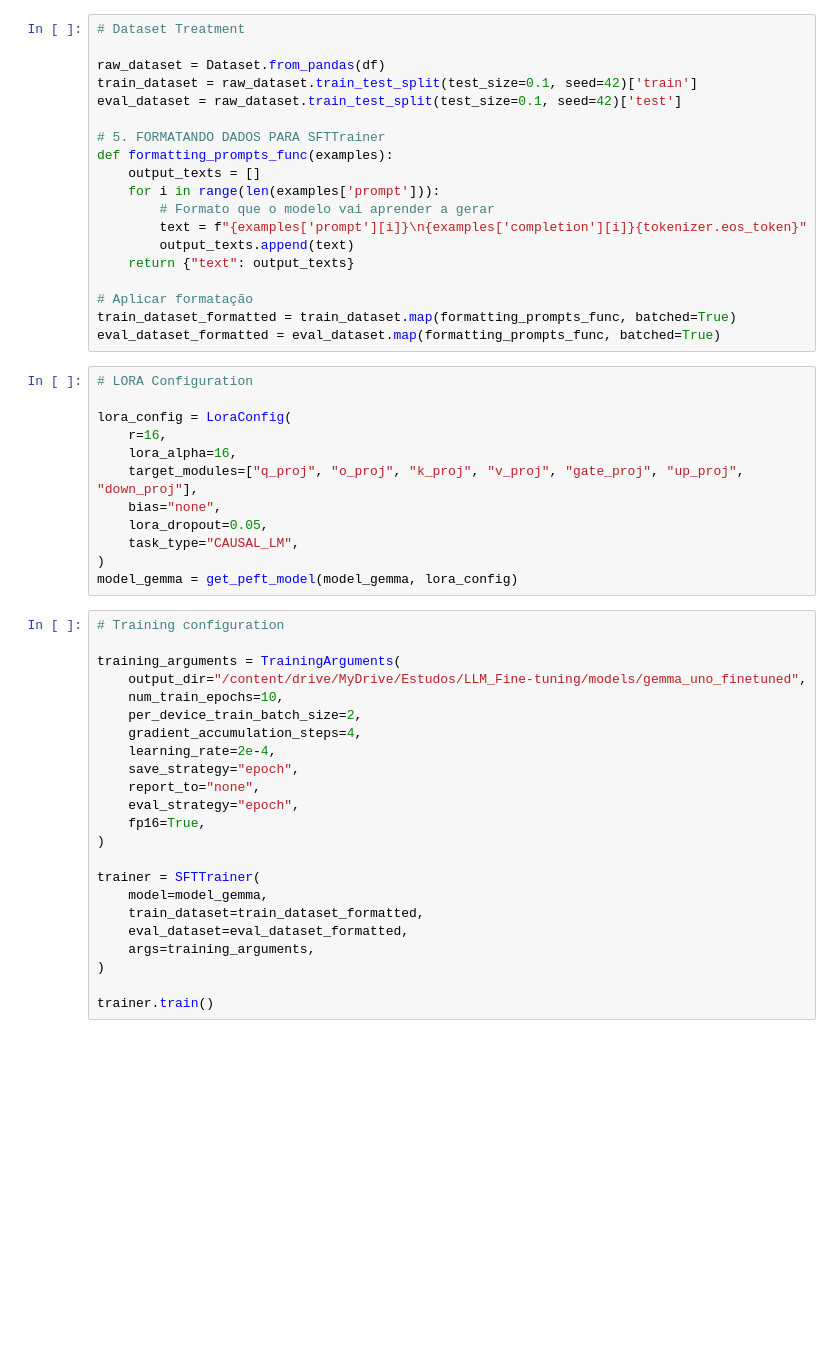
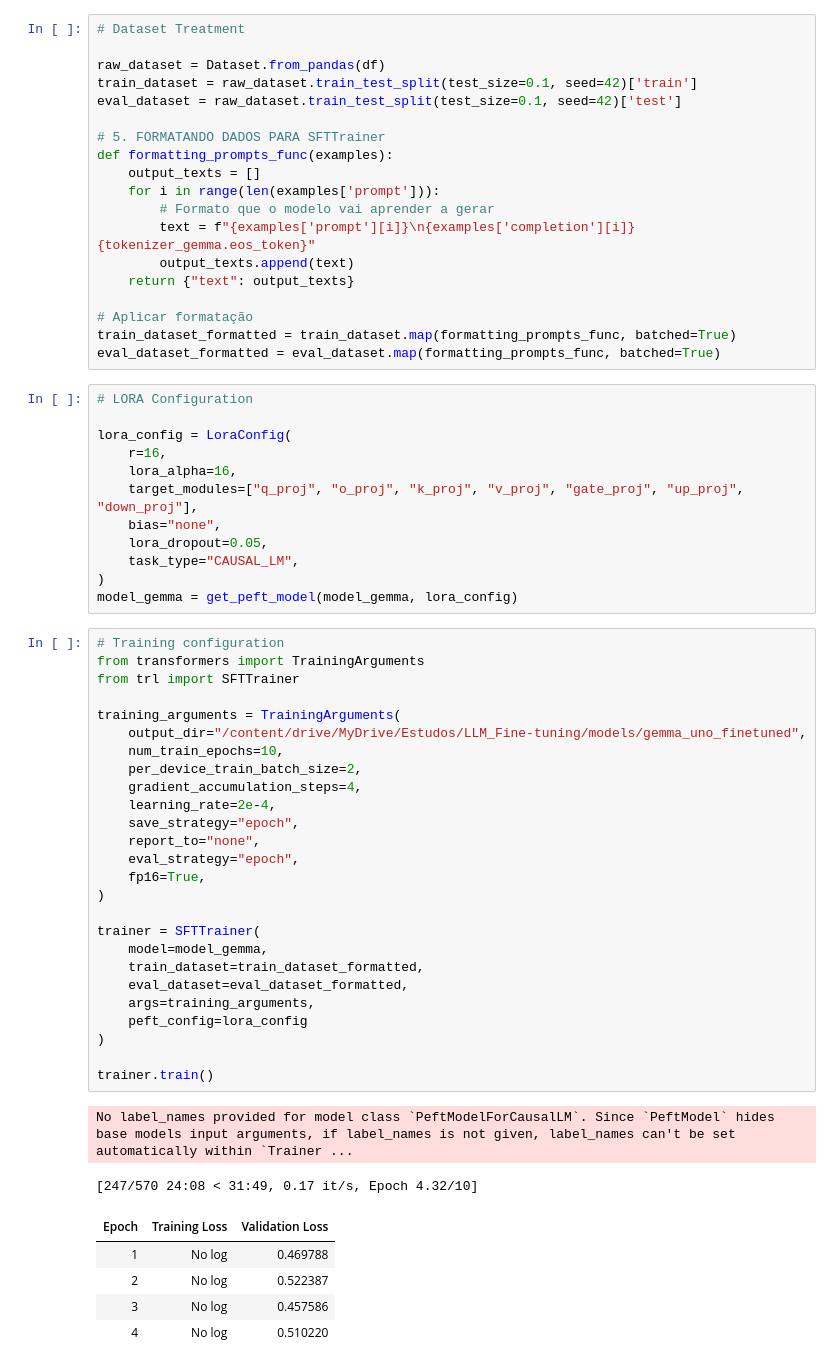
Before and after one commit to zeqkik/LLM-Fine-Tuning, a Jupyter notebook: fine_tuning_project.ipynb, the cells around one changed output. Saved outputs shown, nothing was run; the diff lists cells and outputs as text; blank space fills up the shorter version.

```diff
--- a/fine_tuning_project.ipynb
+++ b/fine_tuning_project.ipynb
@@ -287,7 +297,7 @@ def formatting_prompts_func(examples):
     output_texts = []
     for i in range(len(examples['prompt'])):
         # Formato que o modelo vai aprender a gerar
-        text = f"{examples['prompt'][i]}\n{examples['completion'][i]}{tokenizer.eos_token}"
+        text = f"{examples['prompt'][i]}\n{examples['completion'][i]}{tokenizer_gemma.eos_token}"
         output_texts.append(text)
     return {"text": output_texts}
 
@@ -308,24 +318,35 @@ lora_config = LoraConfig(
 model_gemma = get_peft_model(model_gemma, lora_config)
 # %%
 # Training configuration
+from transformers import TrainingArguments
+from trl import SFTTrainer
 
 training_arguments = TrainingArguments(
     output_dir="/content/drive/MyDrive/Estudos/LLM_Fine-tuning/models/gemma_uno_finetuned",
     num_train_epochs=10,
     per_device_train_batch_size=2,
     gradient_accumulation_steps=4,
     learning_rate=2e-4,
     save_strategy="epoch",
     report_to="none",
     eval_strategy="epoch",
     fp16=True,
 )
 
 trainer = SFTTrainer(
     model=model_gemma,
     train_dataset=train_dataset_formatted,
     eval_dataset=eval_dataset_formatted,
     args=training_arguments,
+    peft_config=lora_config
 )
 
 trainer.train()
+# %% [output]
+No label_names provided for model class `PeftModelForCausalLM`. Since `PeftModel` hides base models input arguments, if label_names is not given, label_names can't be set automatically within `Trainer ...
+[247/570 24:08 < 31:49, 0.17 it/s, Epoch 4.32/10]
+| Epoch | Training Loss | Validation Loss |
+| 1 | No log | 0.469788 |
+| 2 | No log | 0.522387 |
+| 3 | No log | 0.457586 |
+| 4 | No log | 0.510220 |
```
Also changed, not shown: parts of 5 cells of this notebook.
